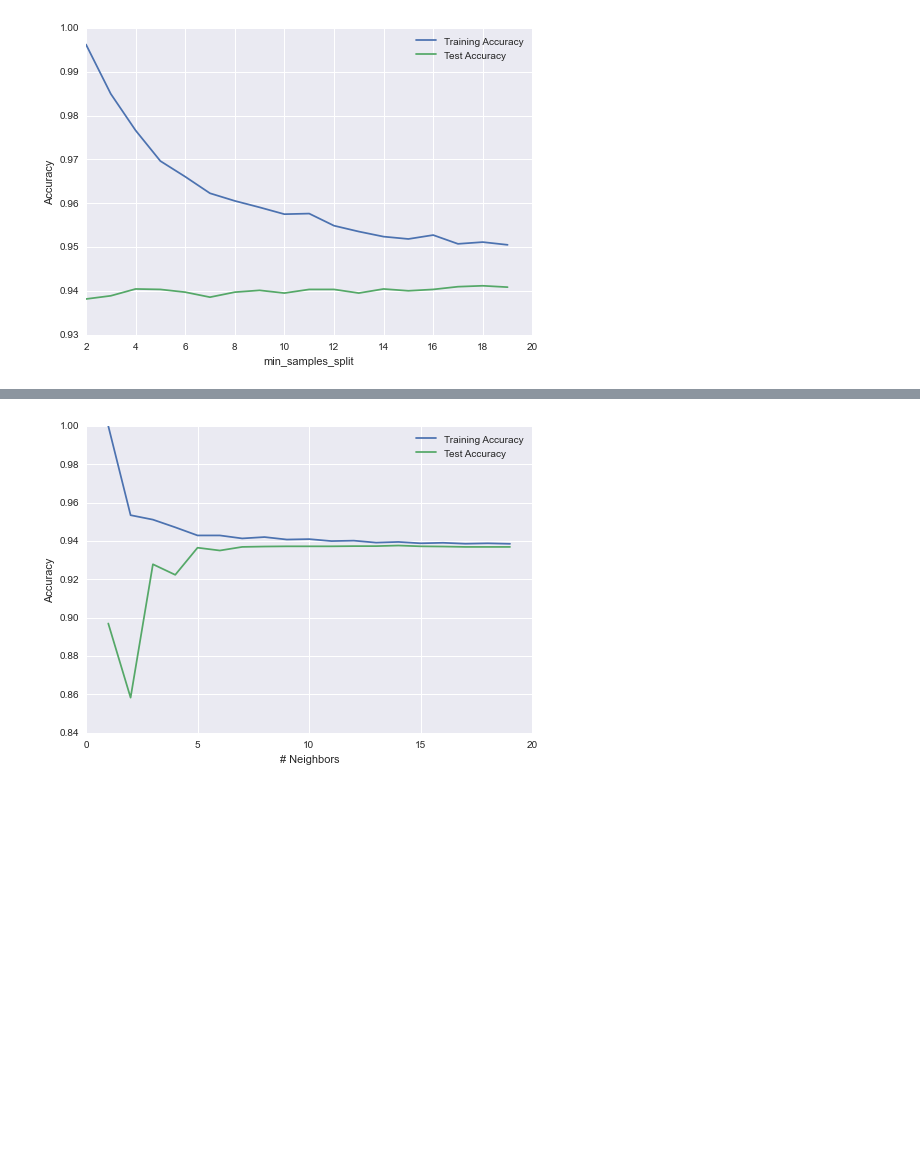
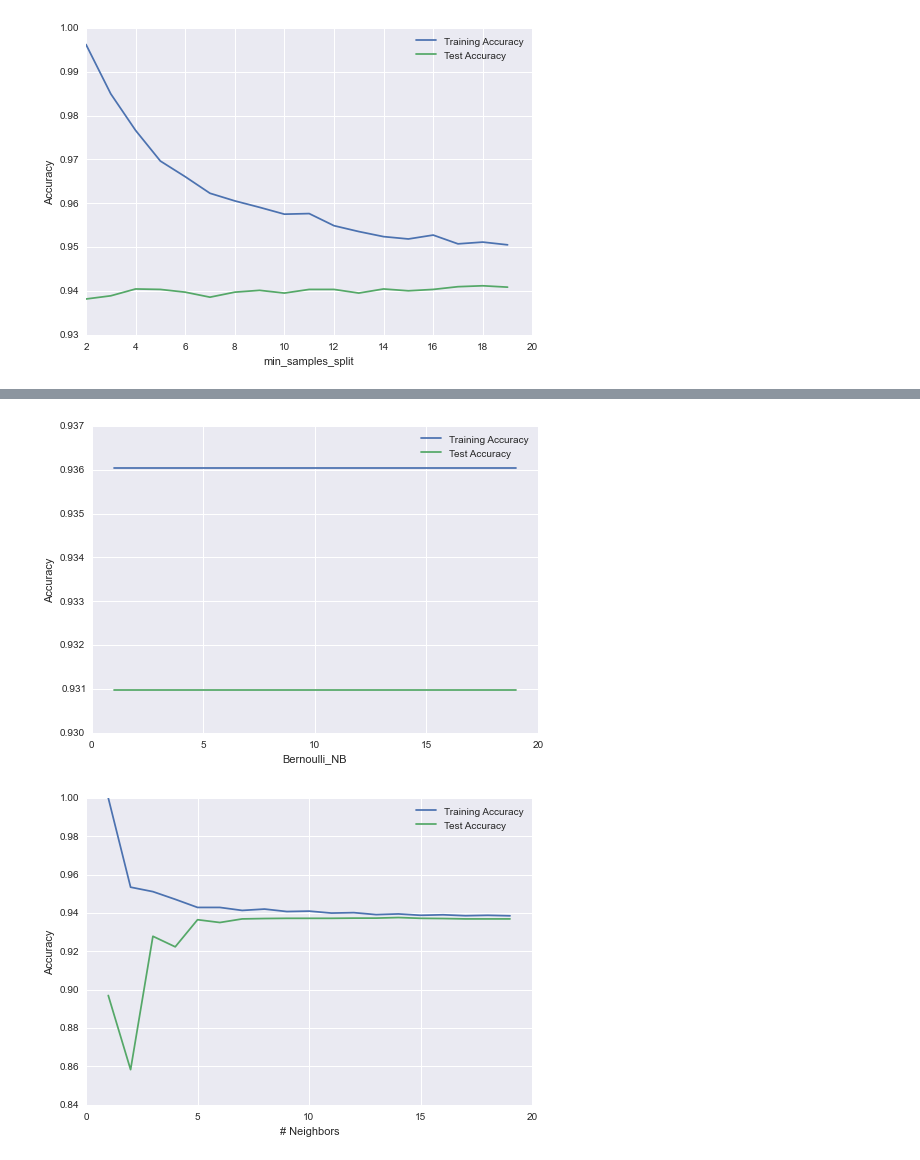
Before and after one commit to jkeung/Household_Analysis, a Jupyter notebook: Internet_Prediction.ipynb, the cells around one changed output, grey strips where cells are left out. Saved outputs shown, nothing was run; the diff lists cells and outputs as text; code cells hidden in the pictures; blank space fills up the shorter version.

Commit message:
adding Internet_Prediction

```diff
--- a/Internet_Prediction.ipynb
+++ b/Internet_Prediction.ipynb
@@ -397,6 +404,19 @@ def test_Gaussian_NB_estimators():
     plt.legend((tr, ts), ('Training Accuracy', 'Test Accuracy'), loc = 'best')
     plt.xlabel('Gaussian_NB')
     plt.ylabel('Accuracy')
+# %%
+def test_Bernoulli_NB_estimators():
+    model = BernoulliNB()
+    fitted = model.fit(X_train, y_train)
+    #Training Accuracy
+    y = (accuracy_score(y_train, fitted.predict(X_train)))
+    #Test Accuracy
+    z = (accuracy_score(y_test, fitted.predict(X_test)))
+    tr, = plt.plot(range(1,20), [y] * 19)
+    ts, = plt.plot(range(1,20), [z] * 19)
+    plt.legend((tr, ts), ('Training Accuracy', 'Test Accuracy'), loc = 'best')
+    plt.xlabel('Bernoulli_NB')
+    plt.ylabel('Accuracy')
 # %%
 def test_KNN_test_parameter(params):
     x = []
@@ -494,3 +532,7 @@ test_Gaussian_NB_estimators()
+# %%
+test_Bernoulli_NB_estimators()
+# %% [output]
+[figure, added]
 # %%
 test_KNN_test_parameter(range(1, 20))
 # %% [output]
```
Also changed, not shown: parts of 7 cells of this notebook.
